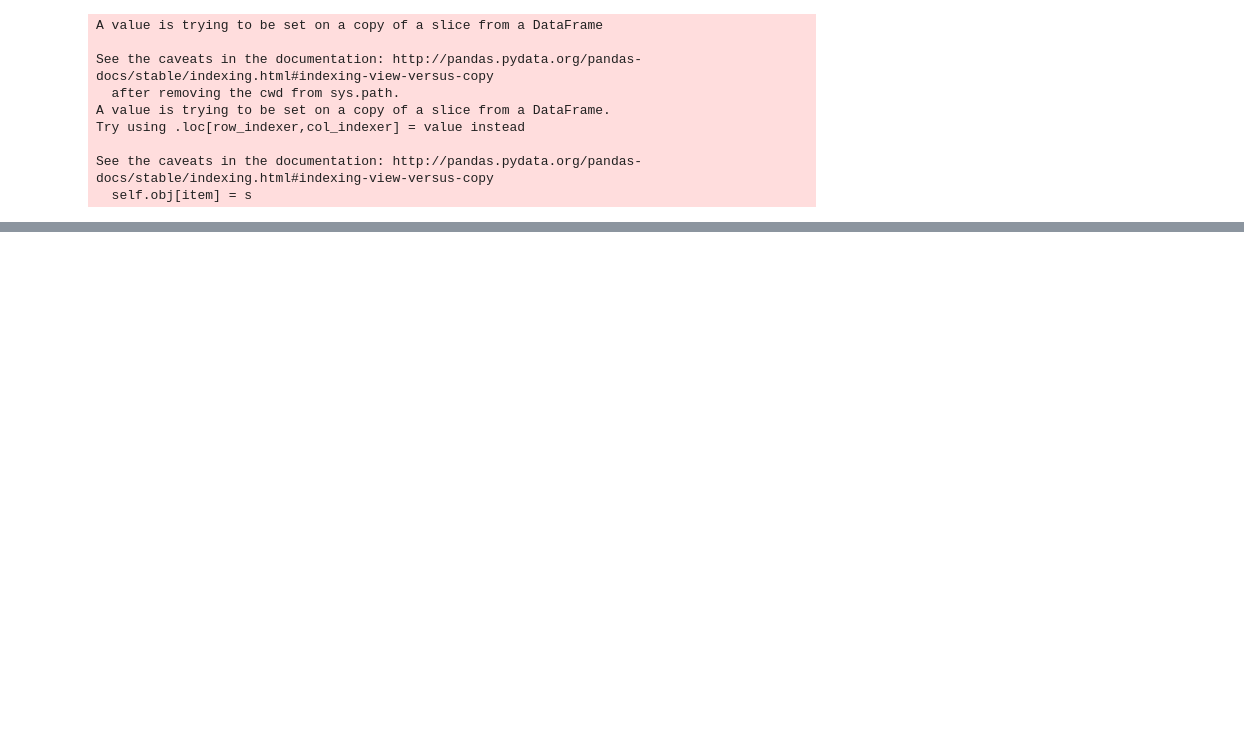
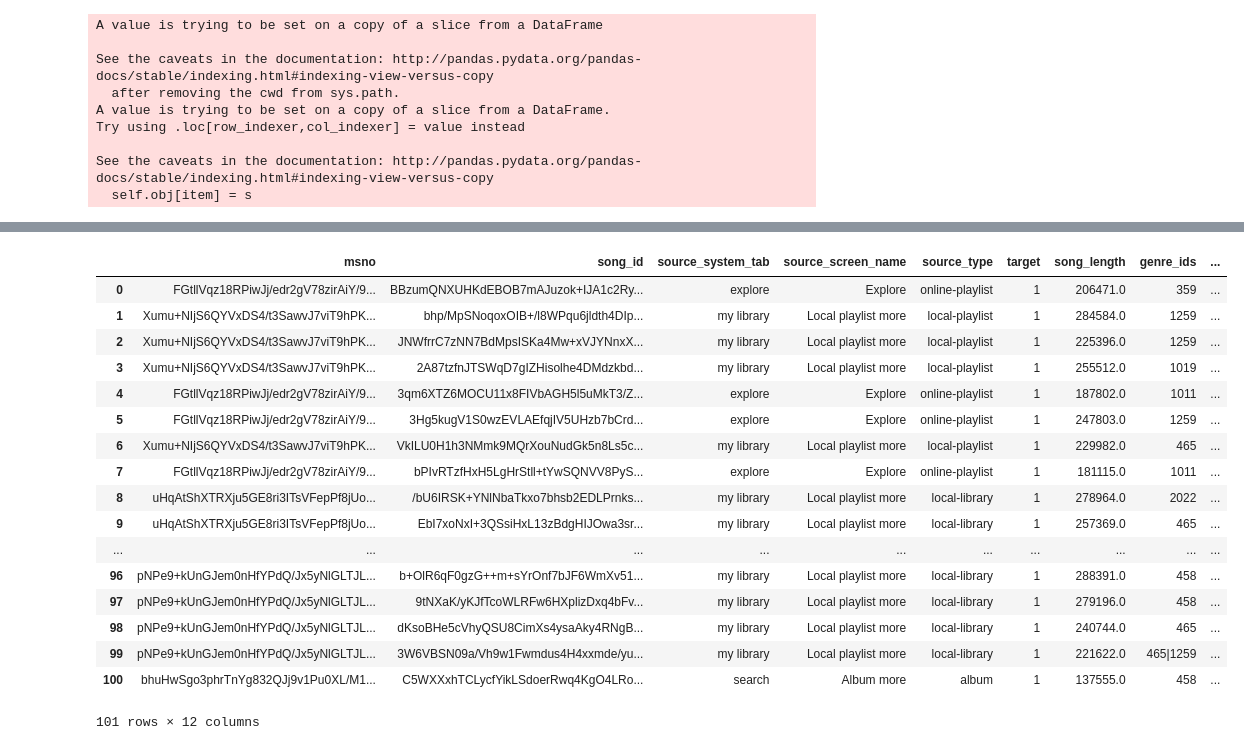
Before and after one commit to ShangyinGao/kaggle-KKBox, a Jupyter notebook: kaggle-data-to-numeric.ipynb, the cells around one changed output, grey strips where cells are left out. Drawn from its saved outputs; the diff is of its cells as text; code cells hidden in the pictures; blank space fills up the shorter version.

```diff
--- a/kaggle-data-to-numeric.ipynb
+++ b/kaggle-data-to-numeric.ipynb
@@ -36,0 +86,21 @@ See the caveats in the documentation: http://pandas.pydata.org/pandas-docs/stabl
+# %%
+train.loc[0:100,:]
+# %% [output]
+|  | msno | song_id | source_system_tab | source_screen_name | source_type | target | song_length | genre_ids | ... |
+| 0 | FGtllVqz18RPiwJj/edr2gV78zirAiY/9... | BBzumQNXUHKdEBOB7mAJuzok+IJA1c2Ry... | explore | Explore | online-playlist | 1 | 206471.0 | 359 | ... |
+| 1 | Xumu+NIjS6QYVxDS4/t3SawvJ7viT9hPK... | bhp/MpSNoqoxOIB+/l8WPqu6jldth4DIp... | my library | Local playlist more | local-playlist | 1 | 284584.0 | 1259 | ... |
+| 2 | Xumu+NIjS6QYVxDS4/t3SawvJ7viT9hPK... | JNWfrrC7zNN7BdMpsISKa4Mw+xVJYNnxX... | my library | Local playlist more | local-playlist | 1 | 225396.0 | 1259 | ... |
+| 3 | Xumu+NIjS6QYVxDS4/t3SawvJ7viT9hPK... | 2A87tzfnJTSWqD7gIZHisolhe4DMdzkbd... | my library | Local playlist more | local-playlist | 1 | 255512.0 | 1019 | ... |
+| 4 | FGtllVqz18RPiwJj/edr2gV78zirAiY/9... | 3qm6XTZ6MOCU11x8FIVbAGH5l5uMkT3/Z... | explore | Explore | online-playlist | 1 | 187802.0 | 1011 | ... |
+| 5 | FGtllVqz18RPiwJj/edr2gV78zirAiY/9... | 3Hg5kugV1S0wzEVLAEfqjIV5UHzb7bCrd... | explore | Explore | online-playlist | 1 | 247803.0 | 1259 | ... |
+| 6 | Xumu+NIjS6QYVxDS4/t3SawvJ7viT9hPK... | VkILU0H1h3NMmk9MQrXouNudGk5n8Ls5c... | my library | Local playlist more | local-playlist | 1 | 229982.0 | 465 | ... |
+| 7 | FGtllVqz18RPiwJj/edr2gV78zirAiY/9... | bPIvRTzfHxH5LgHrStll+tYwSQNVV8PyS... | explore | Explore | online-playlist | 1 | 181115.0 | 1011 | ... |
+| 8 | uHqAtShXTRXju5GE8ri3ITsVFepPf8jUo... | /bU6IRSK+YNlNbaTkxo7bhsb2EDLPrnks... | my library | Local playlist more | local-library | 1 | 278964.0 | 2022 | ... |
+| 9 | uHqAtShXTRXju5GE8ri3ITsVFepPf8jUo... | EbI7xoNxI+3QSsiHxL13zBdgHIJOwa3sr... | my library | Local playlist more | local-library | 1 | 257369.0 | 465 | ... |
+| ... | ... | ... | ... | ... | ... | ... | ... | ... | ... |
+| 96 | pNPe9+kUnGJem0nHfYPdQ/Jx5yNlGLTJL... | b+OlR6qF0gzG++m+sYrOnf7bJF6WmXv51... | my library | Local playlist more | local-library | 1 | 288391.0 | 458 | ... |
+| 97 | pNPe9+kUnGJem0nHfYPdQ/Jx5yNlGLTJL... | 9tNXaK/yKJfTcoWLRFw6HXplizDxq4bFv... | my library | Local playlist more | local-library | 1 | 279196.0 | 458 | ... |
+| 98 | pNPe9+kUnGJem0nHfYPdQ/Jx5yNlGLTJL... | dKsoBHe5cVhyQSU8CimXs4ysaAky4RNgB... | my library | Local playlist more | local-library | 1 | 240744.0 | 465 | ... |
+| 99 | pNPe9+kUnGJem0nHfYPdQ/Jx5yNlGLTJL... | 3W6VBSN09a/Vh9w1Fwmdus4H4xxmde/yu... | my library | Local playlist more | local-library | 1 | 221622.0 | 465|1259 | ... |
+| 100 | bhuHwSgo3phrTnYg832QJj9v1Pu0XL/M1... | C5WXXxhTCLycfYikLSdoerRwq4KgO4LRo... | search | Album more | album | 1 | 137555.0 | 458 | ... |
+101 rows × 12 columns
```
Also changed, not shown: parts of 6 cells of this notebook, 4 other files.
